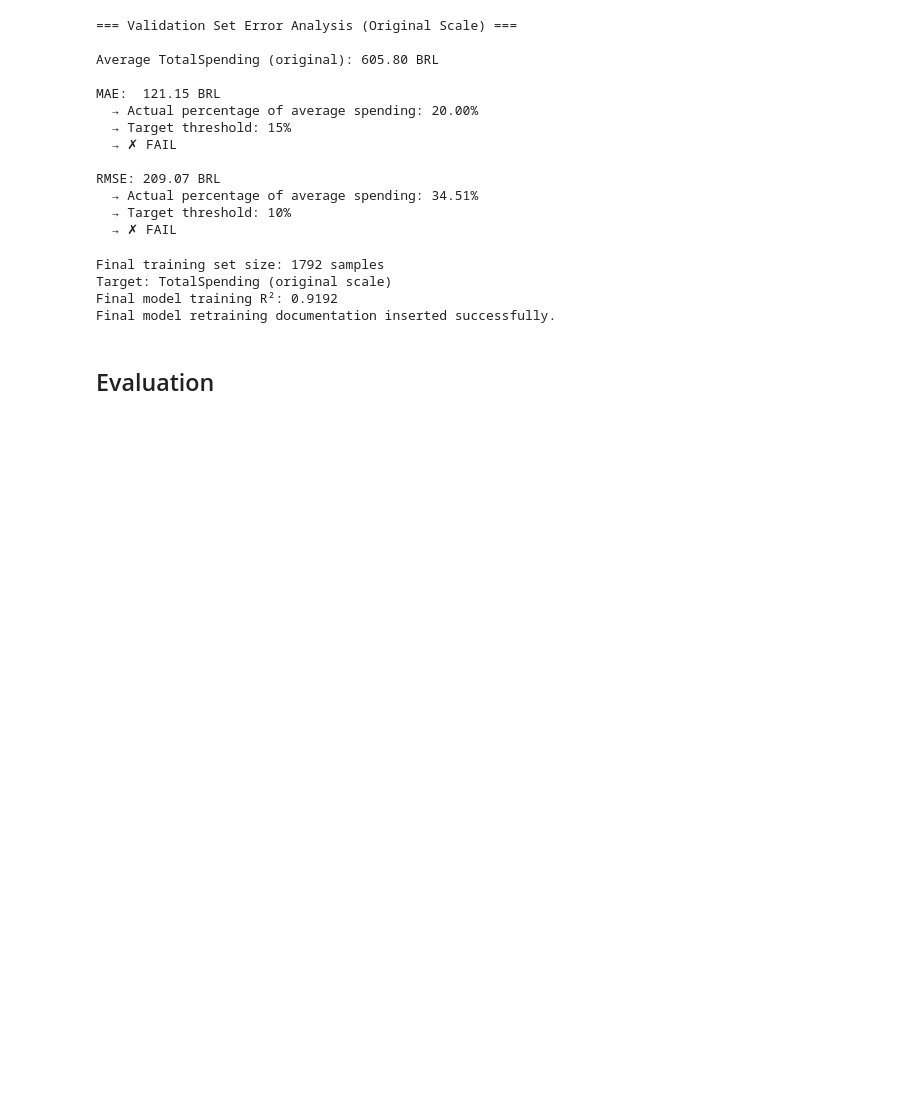
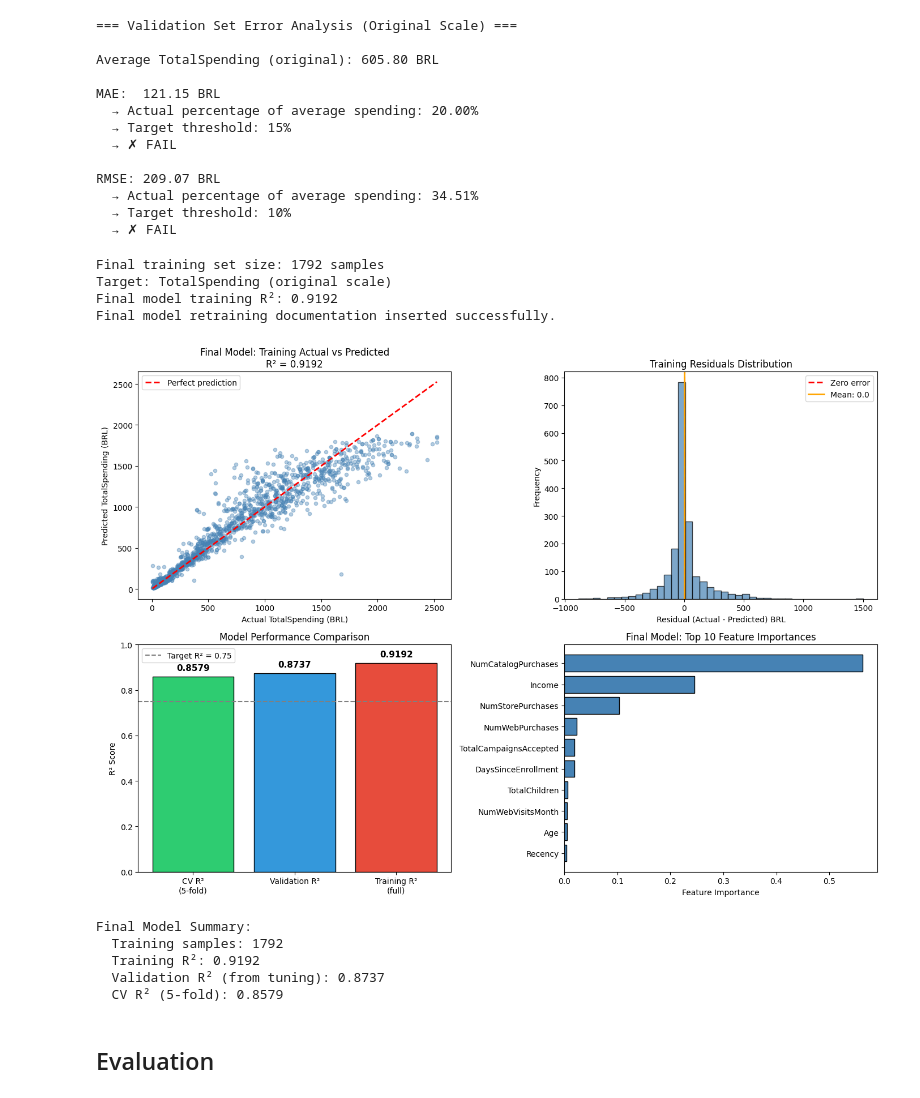
Before and after one commit to dasha-alekseenkova/Business-Intelligence_Lab3, a Jupyter notebook: Cyclists_251201.ipynb, the cells around one changed output. Saved outputs shown, nothing was run; the diff lists cells and outputs as text; code cells hidden in the pictures; blank space fills up the shorter version.

```diff
--- a/Cyclists_251201.ipynb
+++ b/Cyclists_251201.ipynb
@@ -3063,6 +3062,73 @@ Final training set size: 1792 samples
 Target: TotalSpending (original scale)
 Final model training R²: 0.9192
 Final model retraining documentation inserted successfully.
+# %%
+# Visualization: Final Model Training Results
+fig, axes = plt.subplots(2, 2, figsize=(14, 10))
+
+# Plot 1: Training Actual vs Predicted
+ax1 = axes[0, 0]
+ax1.scatter(y_train_full, y_train_pred, alpha=0.4, color='steelblue', s=20)
+ax1.plot([y_train_full.min(), y_train_full.max()],
+         [y_train_full.min(), y_train_full.max()], 'r--', lw=2, label='Perfect prediction')
+ax1.set_xlabel('Actual TotalSpending (BRL)')
+ax1.set_ylabel('Predicted TotalSpending (BRL)')
+ax1.set_title(f'Final Model: Training Actual vs Predicted\nR² = {train_r2:.4f}')
+ax1.legend()
+
+# Plot 2: Training Residuals Distribution
+ax2 = axes[0, 1]
+train_residuals = y_train_full - y_train_pred
+ax2.hist(train_residuals, bins=40, color='steelblue', edgecolor='black', alpha=0.7)
+ax2.axvline(x=0, color='red', linestyle='--', lw=2, label='Zero error')
+ax2.axvline(x=train_residuals.mean(), color='orange', linestyle='-', lw=2,
+            label=f'Mean: {train_residuals.mean():.1f}')
+ax2.set_xlabel('Residual (Actual - Predicted) BRL')
+ax2.set_ylabel('Frequency')
+ax2.set_title('Training Residuals Distribution')
+ax2.legend()
+
+# Plot 3: R² Comparison (Train vs Validation vs CV)
+ax3 = axes[1, 0]
+metrics_labels = ['CV R²\n(5-fold)', 'Validation R²', 'Training R²\n(full)']
+metrics_values = [random_search.best_score_, val_r2, train_r2]
+colors = ['#2ecc71', '#3498db', '#e74c3c']
+bars = ax3.bar(metrics_labels, metrics_values, color=colors, edgecolor='black')
+ax3.axhline(y=0.75, color='gray', linestyle='--', lw=1.5, label='Target R² = 0.75')
+ax3.set_ylabel('R² Score')
+ax3.set_title('Model Performance Comparison')
+ax3.set_ylim(0, 1.0)
+ax3.legend()
+for bar, val in zip(bars, metrics_values):
+    ax3.text(bar.get_x() + bar.get_width()/2, bar.get_height() + 0.02,
+             f'{val:.4f}', ha='center', va='bottom', fontsize=11, fontweight='bold')
+
+# Plot 4: Feature Importance (Top 10)
+ax4 = axes[1, 1]
+final_importance = pd.DataFrame({
+    'Feature': X.columns,
+    'Importance': final_rf.feature_importances_
+}).sort_values('Importance', ascending=True).tail(10)
+ax4.barh(final_importance['Feature'], final_importance['Importance'], color='steelblue', edgecolor='black')
+ax4.set_xlabel('Feature Importance')
+ax4.set_title('Final Model: Top 10 Feature Importances')
+
+plt.tight_layout()
+plt.show()
+
+# Print summary
+print(f"\nFinal Model Summary:")
+print(f"  Training samples: {len(X_train_full)}")
+print(f"  Training R²: {train_r2:.4f}")
+print(f"  Validation R² (from tuning): {val_r2:.4f}")
+print(f"  CV R² (5-fold): {random_search.best_score_:.4f}")
+# %% [output]
+[figure, added]
+Final Model Summary:
+  Training samples: 1792
+  Training R²: 0.9192
+  Validation R² (from tuning): 0.8737
+  CV R² (5-fold): 0.8579
 # %% [markdown]
 ## Evaluation
 # %%
```
Also changed, not shown: parts of 5 cells of this notebook.
